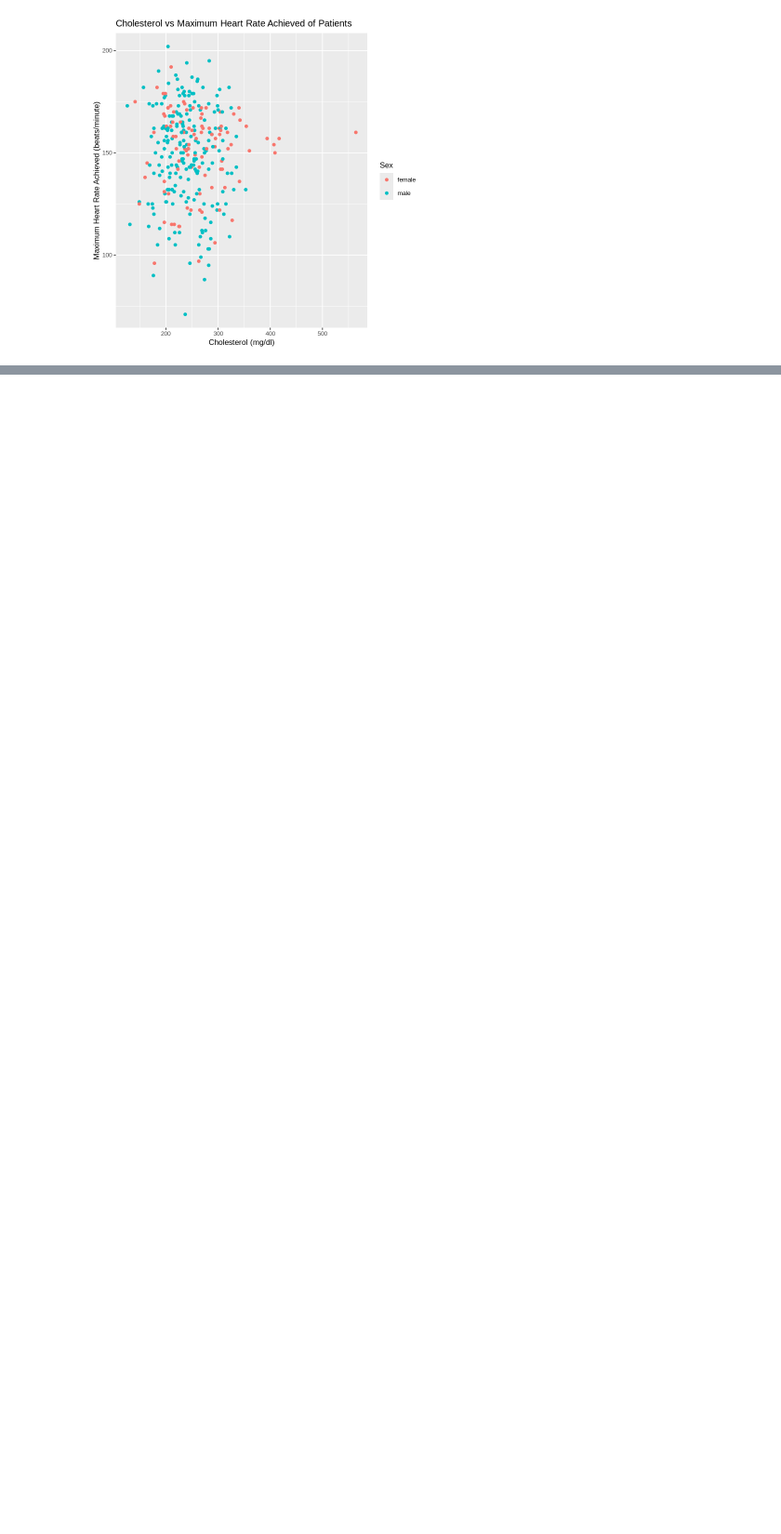
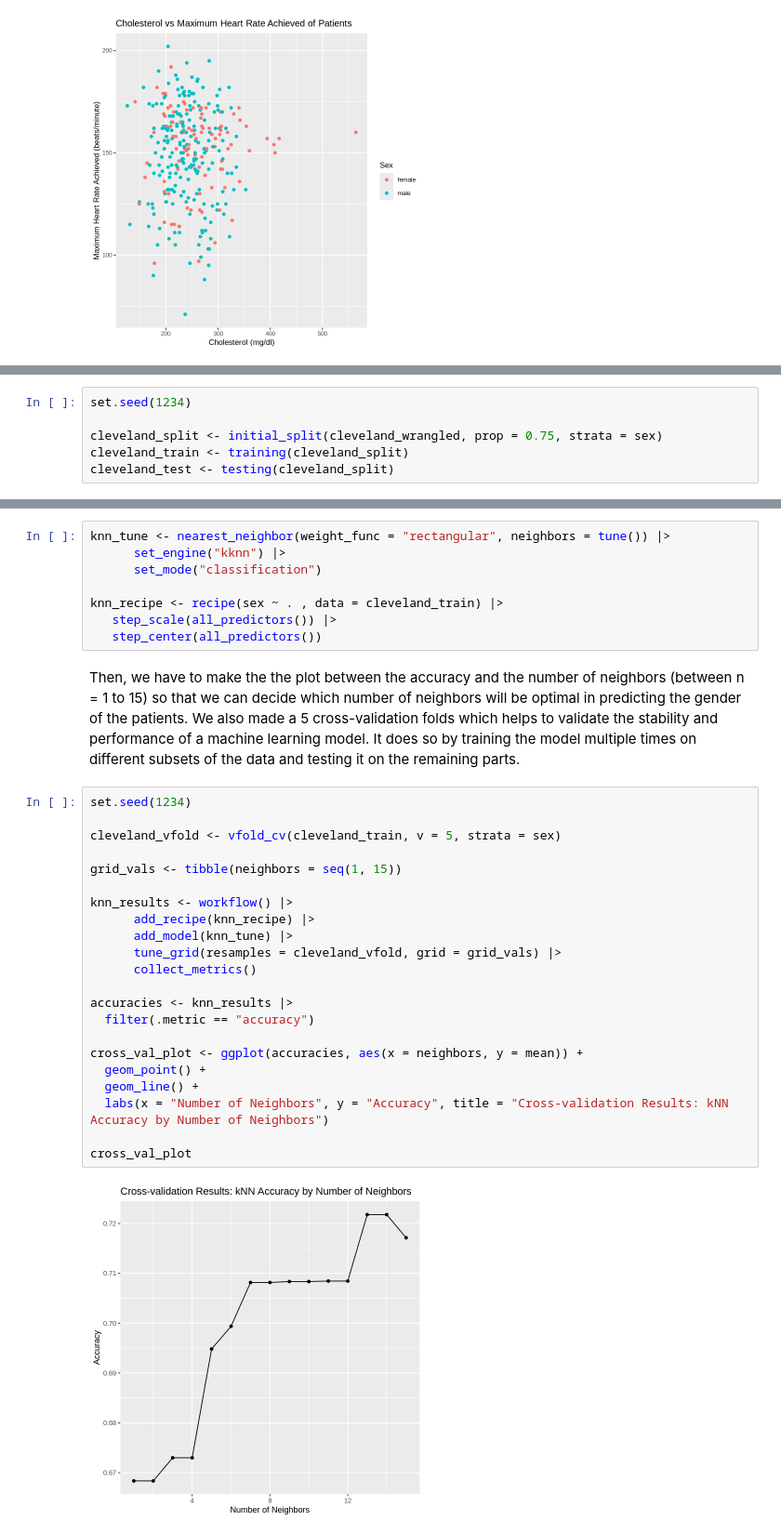
Before and after one commit to victoriachoi7/group-4-dsci, a Jupyter notebook: Group 4 Final Project.ipynb, the cells around one changed output, grey strips where cells are left out. Shown at 93% size. Saved outputs shown, nothing was run; the diff lists cells and outputs as text; blank space fills up the shorter version.

Commit message:
Finish K-Nearest Neighbor

```diff
--- a/Group 4 Final Project.ipynb
+++ b/Group 4 Final Project.ipynb
@@ -177,0 +180,6 @@ cleveland_viz_1
+# %%
+set.seed(1234)
+
+cleveland_split <- initial_split(cleveland_wrangled, prop = 0.75, strata = sex)
+cleveland_train <- training(cleveland_split)
+cleveland_test <- testing(cleveland_split)
@@ -177,0 +188,34 @@ cleveland_viz_1
+# %%
+knn_tune <- nearest_neighbor(weight_func = "rectangular", neighbors = tune()) |>
+      set_engine("kknn") |>
+      set_mode("classification")
+
+knn_recipe <- recipe(sex ~ . , data = cleveland_train) |>
+   step_scale(all_predictors()) |>
+   step_center(all_predictors())
+# %% [markdown]
+Then, we have to make the the plot between the accuracy and the number of neighbors (between n = 1 to 15) so that we can decide which number of neighbors will be optimal in predicting the gender of the patients. We also made a 5 cross-validation folds which helps to validate the stability and performance of a machine learning model. It does so by training the model multiple times on different subsets of the data and testing it on the remaining parts.
+# %%
+set.seed(1234)
+
+cleveland_vfold <- vfold_cv(cleveland_train, v = 5, strata = sex)
+
+grid_vals <- tibble(neighbors = seq(1, 15))
+
+knn_results <- workflow() |>
+      add_recipe(knn_recipe) |>
+      add_model(knn_tune) |>
+      tune_grid(resamples = cleveland_vfold, grid = grid_vals) |>
+      collect_metrics()
+
+accuracies <- knn_results |>
+  filter(.metric == "accuracy")
+
+cross_val_plot <- ggplot(accuracies, aes(x = neighbors, y = mean)) +
+  geom_point() +
+  geom_line() +
+  labs(x = "Number of Neighbors", y = "Accuracy", title = "Cross-validation Results: kNN Accuracy by Number of Neighbors")
+
+cross_val_plot
+# %% [output]
+[figure, added]
```
Also changed, not shown: parts of 6 cells of this notebook.
